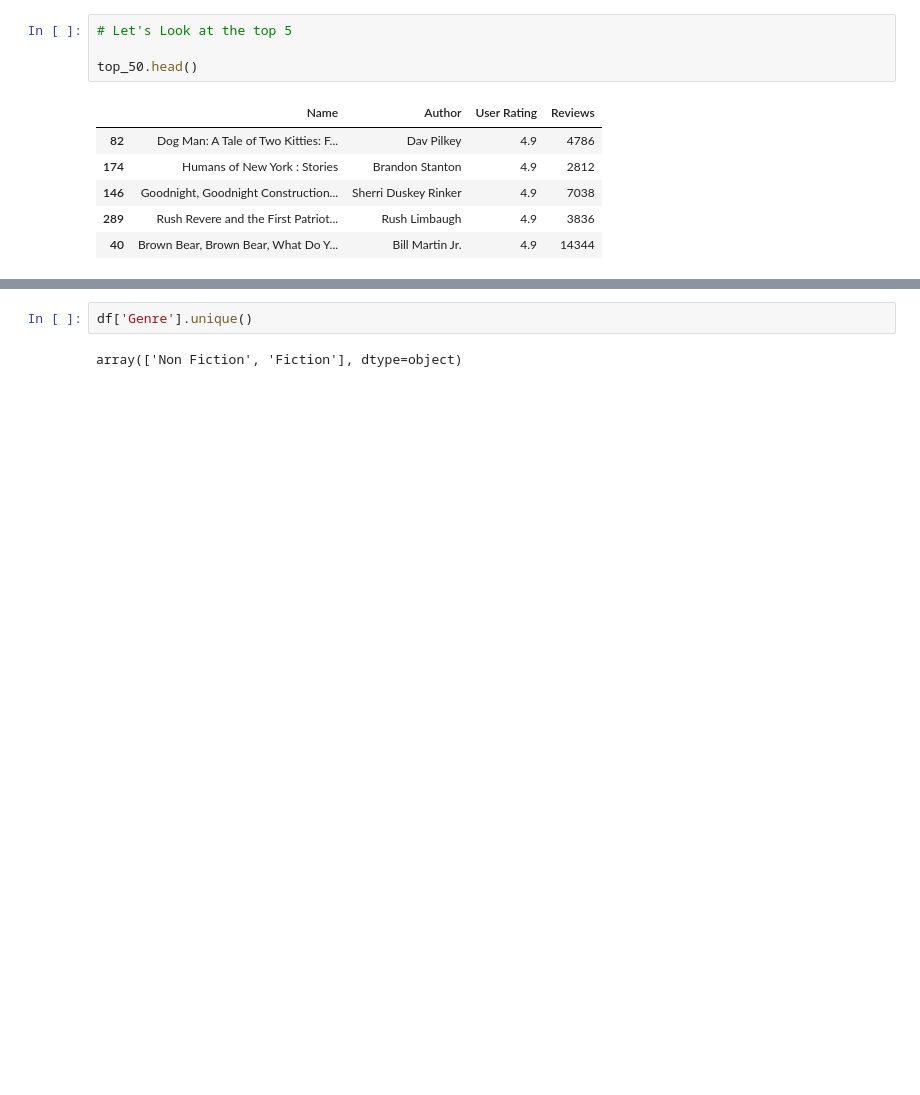
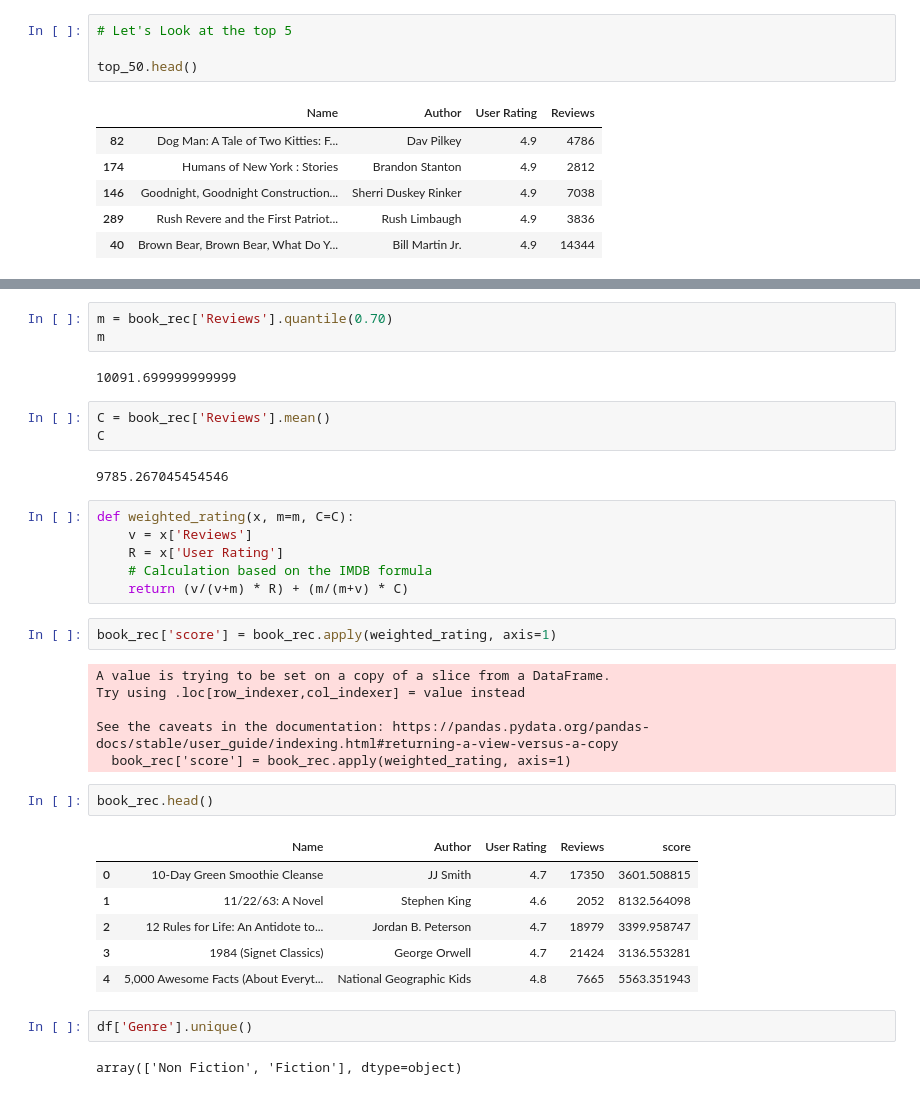
Before and after one commit to ali-d-nasseri/Recommender-System, a Jupyter notebook: Amazon Best Selling Books 2009-2019.ipynb, the cells around one changed output, grey strips where cells are left out. Cells and saved outputs as stored; diff of their text form; blank space fills up the shorter version.

```diff
--- a/Amazon Best Selling Books 2009-2019.ipynb
+++ b/Amazon Best Selling Books 2009-2019.ipynb
@@ -165,3 +173,36 @@ The other question that we need to ask is, is a rating of 4.9 with 4786 reviews
+# %%
+m = book_rec['Reviews'].quantile(0.70)
+m
+# %% [output]
+10091.699999999999
+# %%
+C = book_rec['Reviews'].mean()
+C
+# %% [output]
+9785.267045454546
+# %%
+def weighted_rating(x, m=m, C=C):
+    v = x['Reviews']
+    R = x['User Rating']
+    # Calculation based on the IMDB formula
+    return (v/(v+m) * R) + (m/(m+v) * C)
+# %%
+book_rec['score'] = book_rec.apply(weighted_rating, axis=1)
+# %% [output]
+A value is trying to be set on a copy of a slice from a DataFrame.
+Try using .loc[row_indexer,col_indexer] = value instead
+
+See the caveats in the documentation: https://pandas.pydata.org/pandas-docs/stable/user_guide/indexing.html#returning-a-view-versus-a-copy
+  book_rec['score'] = book_rec.apply(weighted_rating, axis=1)
+# %%
+book_rec.head()
+# %% [output]
+|  | Name | Author | User Rating | Reviews | score |
+| 0 | 10-Day Green Smoothie Cleanse | JJ Smith | 4.7 | 17350 | 3601.508815 |
+| 1 | 11/22/63: A Novel | Stephen King | 4.6 | 2052 | 8132.564098 |
+| 2 | 12 Rules for Life: An Antidote to... | Jordan B. Peterson | 4.7 | 18979 | 3399.958747 |
+| 3 | 1984 (Signet Classics) | George Orwell | 4.7 | 21424 | 3136.553281 |
+| 4 | 5,000 Awesome Facts (About Everyt... | National Geographic Kids | 4.8 | 7665 | 5563.351943 |
 # %%
 df['Genre'].unique()
 # %% [output]
```
Also changed, not shown: parts of 3 cells of this notebook.
